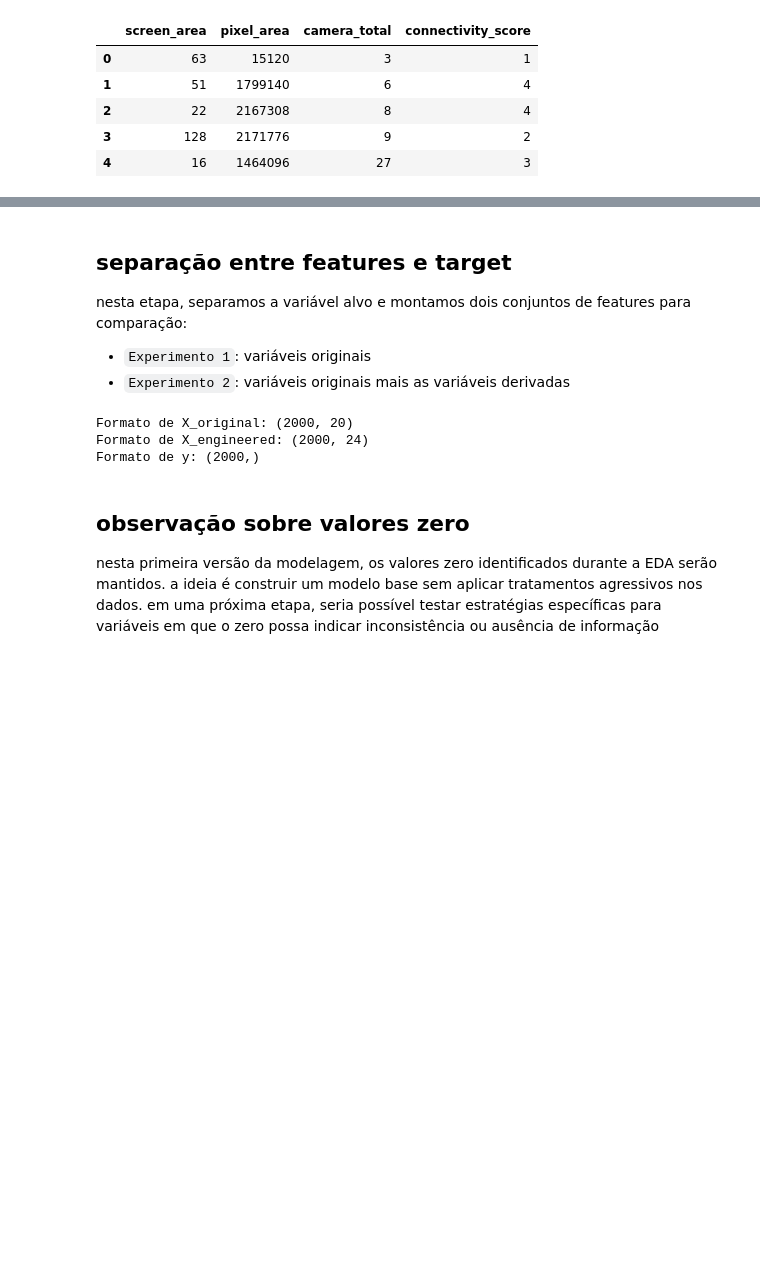
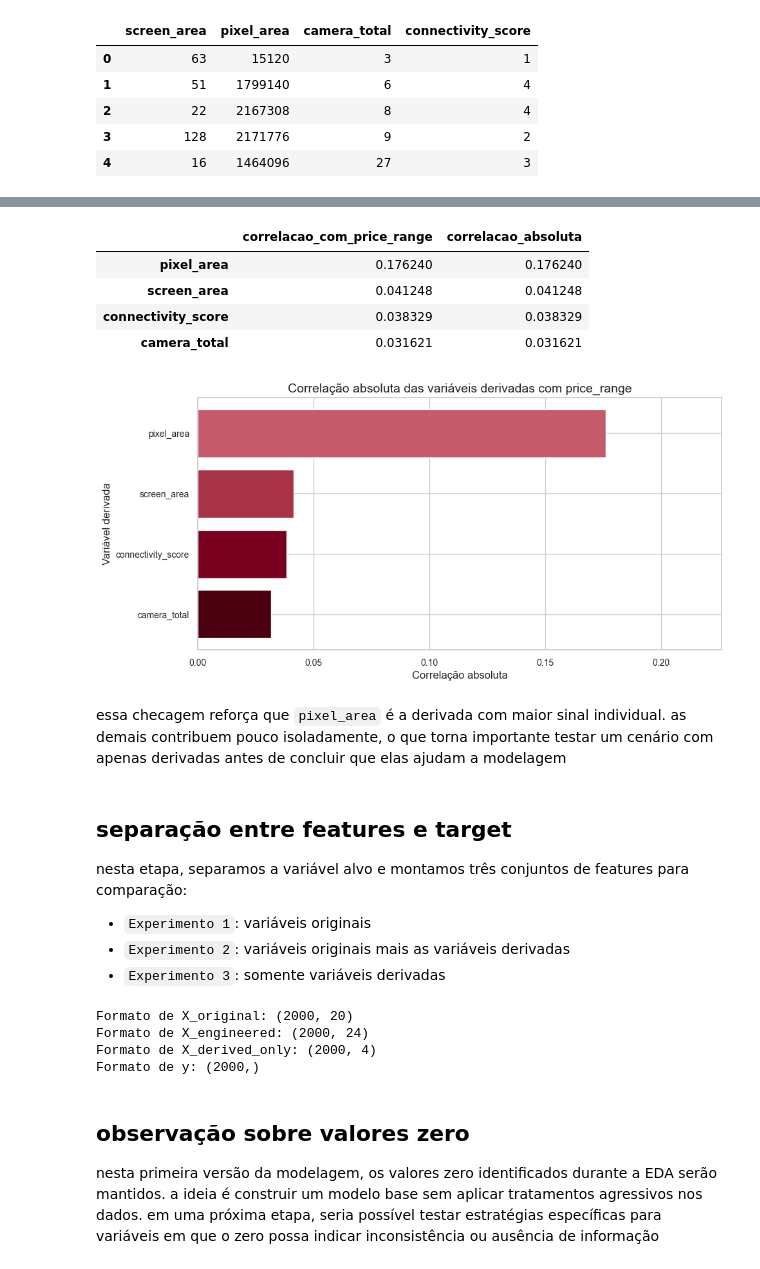
Before and after one commit to jessicafalcundes/machine-learning-projects, a Jupyter notebook: 04-mobile-price-classification/notebooks/02_multiclass_classification.ipynb, the cells around one changed output, grey strips where cells are left out. Cells and saved outputs as stored; diff of their text form; code cells hidden in the pictures; blank space fills up the shorter version.

```diff
--- a/04-mobile-price-classification/notebooks/02_multiclass_classification.ipynb
+++ b/04-mobile-price-classification/notebooks/02_multiclass_classification.ipynb
@@ -113,8 +113,10 @@ def add_engineered_features(dataframe):
     dataframe["connectivity_score"] = dataframe[["blue", "dual_sim", "four_g", "three_g", "wifi"]].sum(axis=1)
     return dataframe
 
+derived_features = ["screen_area", "pixel_area", "camera_total", "connectivity_score"]
+
 df_model = add_engineered_features(df)
-display(df_model[["screen_area", "pixel_area", "camera_total", "connectivity_score"]].head())
+display(df_model[derived_features].head())
 # %% [output]
 |  | screen_area | pixel_area | camera_total | connectivity_score |
 | 0 | 63 | 15120 | 3 | 1 |
@@ -135,10 +131,44 @@ pearson para categoricas
+# %%
+derived_target_corr = (
+    df_model[derived_features + ["price_range"]]
+    .corr(numeric_only=True)["price_range"]
+    .drop("price_range")
+    .sort_values(ascending=False)
+)
+
+derived_target_corr_df = derived_target_corr.to_frame(name="correlacao_com_price_range")
+derived_target_corr_df["correlacao_absoluta"] = derived_target_corr_df["correlacao_com_price_range"].abs()
+
+display(derived_target_corr_df)
+
+plot_data = derived_target_corr.abs().sort_values(ascending=True)
+
+plt.figure(figsize=(10, 5))
+colors = [dark_palette[i % len(dark_palette)] for i in range(len(plot_data))]
+plt.barh(plot_data.index, plot_data.values, color=colors)
+plt.title("Correlação absoluta das variáveis derivadas com price_range")
+plt.xlabel("Correlação absoluta")
+plt.ylabel("Variável derivada")
+plt.xlim(0, plot_data.max() + 0.05)
+plt.tight_layout()
+plt.show()
+# %% [output]
+|  | correlacao_com_price_range | correlacao_absoluta |
+| pixel_area | 0.176240 | 0.176240 |
+| screen_area | 0.041248 | 0.041248 |
+| connectivity_score | 0.038329 | 0.038329 |
+| camera_total | 0.031621 | 0.031621 |
+[figure, added]
+# %% [markdown]
+essa checagem reforça que `pixel_area` é a derivada com maior sinal individual. as demais contribuem pouco isoladamente, o que torna importante testar um cenário com apenas derivadas antes de concluir que elas ajudam a modelagem
 # %% [markdown]
 ## separação entre features e target
 
-nesta etapa, separamos a variável alvo e montamos dois conjuntos de features para comparação:
+nesta etapa, separamos a variável alvo e montamos três conjuntos de features para comparação:
 
 - `Experimento 1`: variáveis originais
 - `Experimento 2`: variáveis originais mais as variáveis derivadas
+- `Experimento 3`: somente variáveis derivadas
 # %%
 target = "price_range"
 
@@ -146,13 +176,22 @@ X_original = df.drop(target, axis=1)
 y = df[target]
 
 X_engineered = df_model.drop(target, axis=1)
+X_derived_only = df_model[derived_features].copy()
+
+all_feature_sets = {
+    "Experimento 1: variáveis originais": X_original,
+    "Experimento 2: variáveis originais + derivadas": X_engineered,
+    "Experimento 3: somente variáveis derivadas": X_derived_only
+}
 
 print(f"Formato de X_original: {X_original.shape}")
 print(f"Formato de X_engineered: {X_engineered.shape}")
+print(f"Formato de X_derived_only: {X_derived_only.shape}")
 print(f"Formato de y: {y.shape}")
 # %% [output]
 Formato de X_original: (2000, 20)
 Formato de X_engineered: (2000, 24)
+Formato de X_derived_only: (2000, 4)
 Formato de y: (2000,)
 # %% [markdown]
 ## observação sobre valores zero
```
Also changed, not shown: parts of 22 cells of this notebook, 12 other files.
